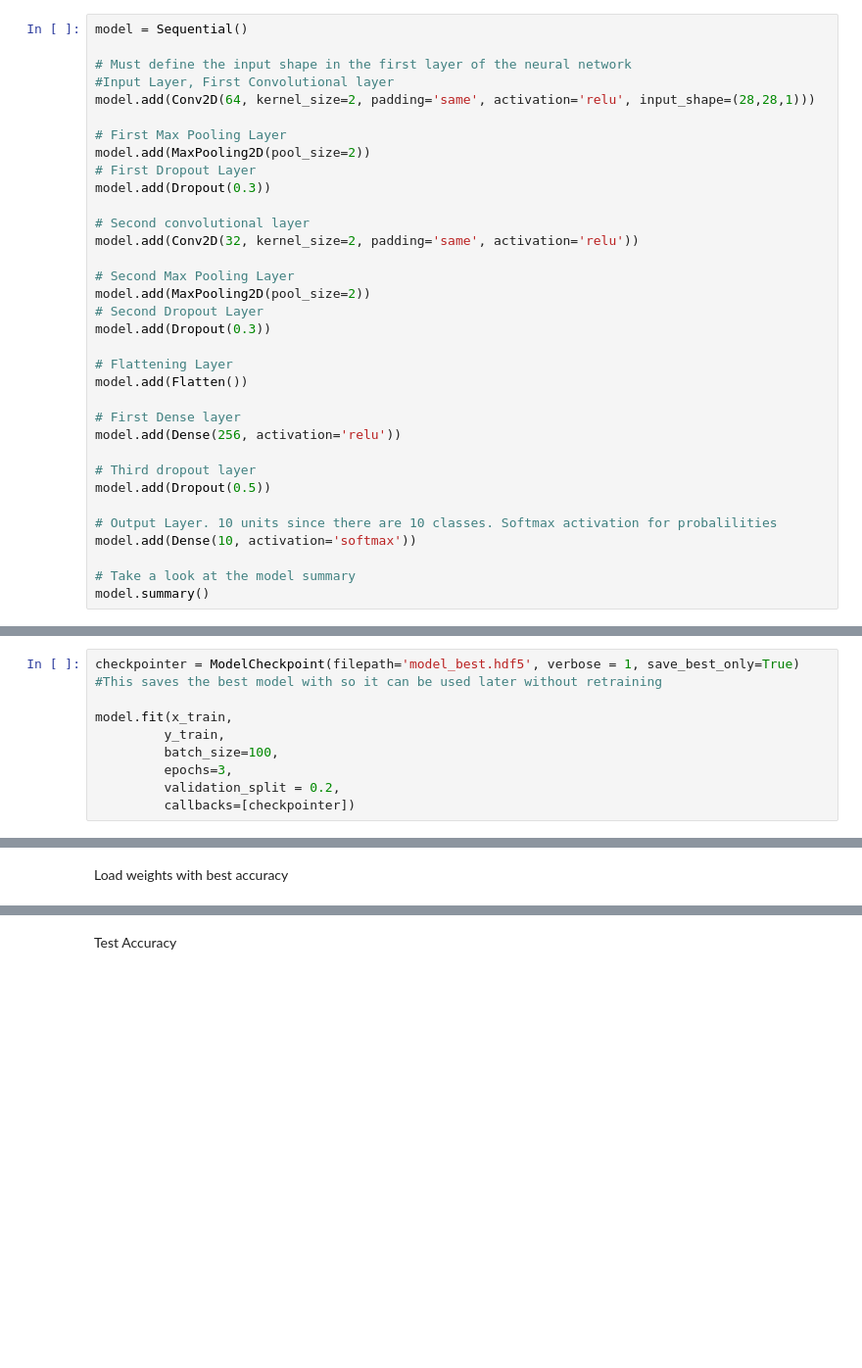
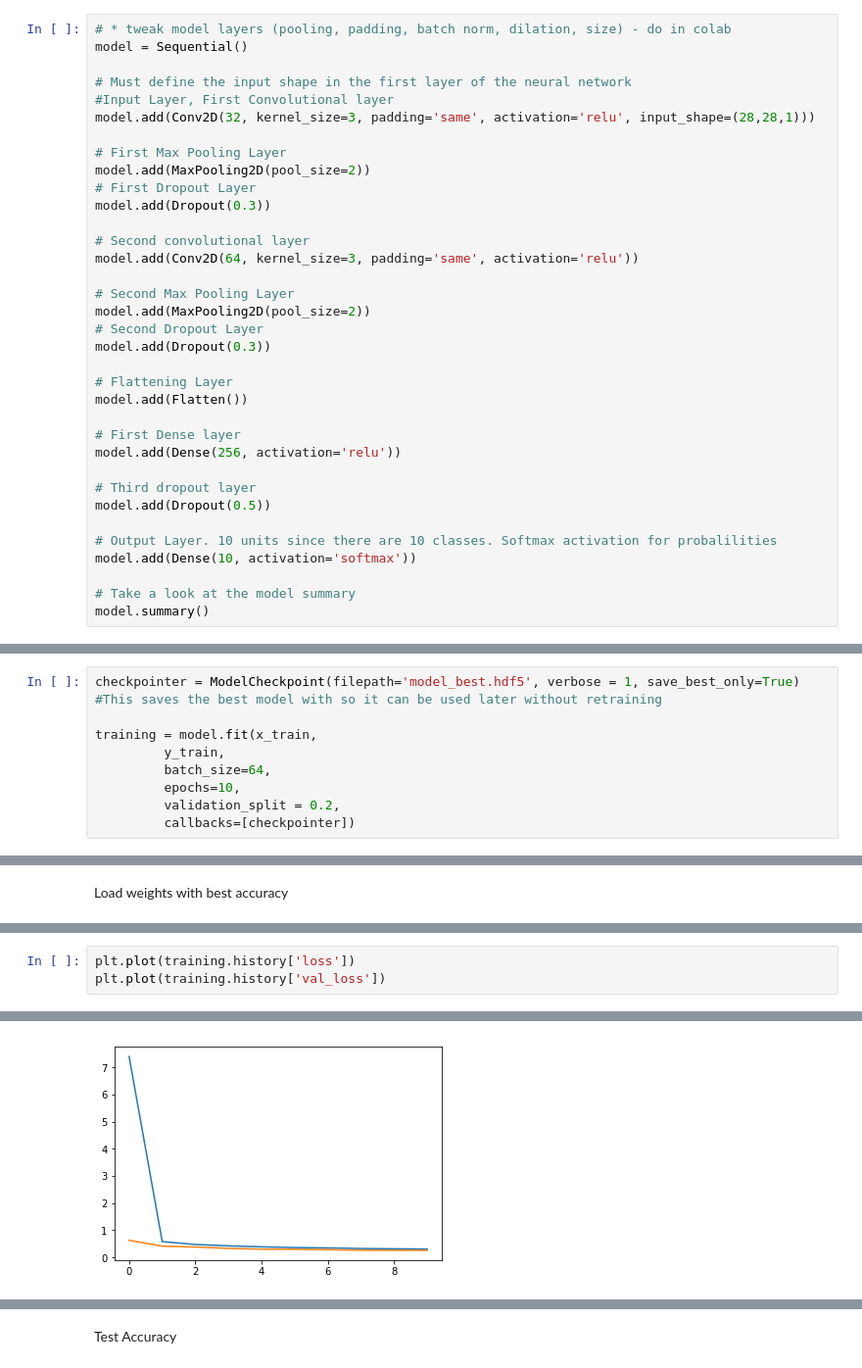
Before and after one commit to maytheforkbewithyou/FutureFragment, a Jupyter notebook: Yevashan Perumal Future Fragment Assessment.ipynb, the cells around one changed output, grey strips where cells are left out. Shown: that part at 98% size. Drawn from its saved outputs; the diff is of its cells as text; blank space fills up the shorter version.

```diff
--- a/Yevashan Perumal Future Fragment Assessment.ipynb
+++ b/Yevashan Perumal Future Fragment Assessment.ipynb
@@ -128,11 +143,12 @@ x_test shape: (60000, 28, 28, 1) y_test shape: (60000, 10)
 # %% [markdown]
 Set up model architecture
 # %%
+# * tweak model layers (pooling, padding, batch norm, dilation, size) - do in colab
 model = Sequential()
 
 # Must define the input shape in the first layer of the neural network
 #Input Layer, First Convolutional layer
-model.add(Conv2D(64, kernel_size=2, padding='same', activation='relu', input_shape=(28,28,1)))
+model.add(Conv2D(32, kernel_size=3, padding='same', activation='relu', input_shape=(28,28,1)))
 
 # First Max Pooling Layer
 model.add(MaxPooling2D(pool_size=2))
@@ -140,7 +156,7 @@ model.add(MaxPooling2D(pool_size=2))
 model.add(Dropout(0.3))
 
 # Second convolutional layer
-model.add(Conv2D(32, kernel_size=2, padding='same', activation='relu'))
+model.add(Conv2D(64, kernel_size=3, padding='same', activation='relu'))
 
 # Second Max Pooling Layer
 model.add(MaxPooling2D(pool_size=2))
@@ -192,10 +208,10 @@ Train the model
 checkpointer = ModelCheckpoint(filepath='model_best.hdf5', verbose = 1, save_best_only=True)
 #This saves the best model with so it can be used later without retraining
 
-model.fit(x_train,
+training = model.fit(x_train,
          y_train,
-         batch_size=100,
-         epochs=3,
+         batch_size=64,
+         epochs=10,
          validation_split = 0.2,
          callbacks=[checkpointer])
 # %% [output]
@@ -218,0 +240,4 @@ NotFoundError: Unsuccessful TensorSliceReader constructor: Failed to find any ma
+# %%
+plt.plot(training.history['loss'])
+plt.plot(training.history['val_loss'])
+# %% [output]
@@ -218,0 +245 @@ NotFoundError: Unsuccessful TensorSliceReader constructor: Failed to find any ma
+[figure, added]
```
Also changed, not shown: parts of 26 cells of this notebook, 1 other file.
